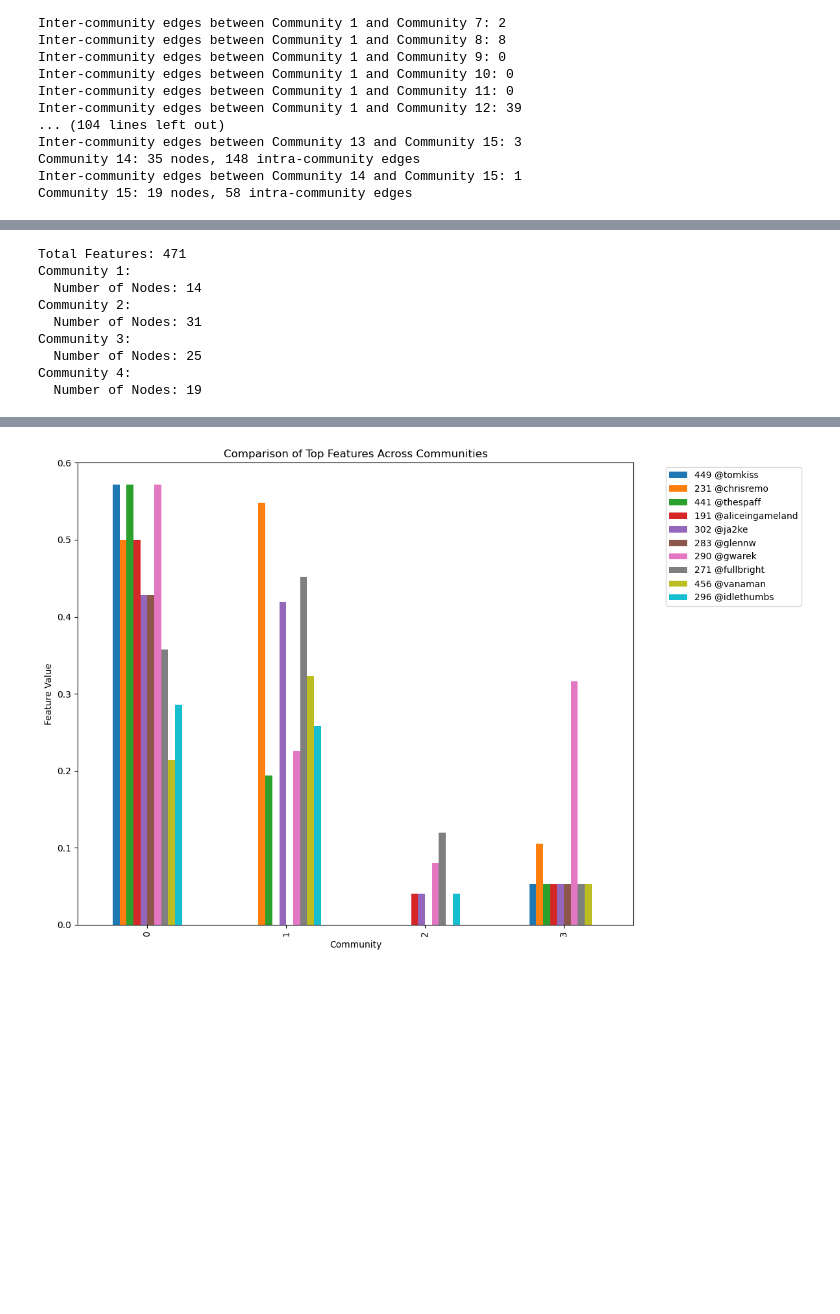
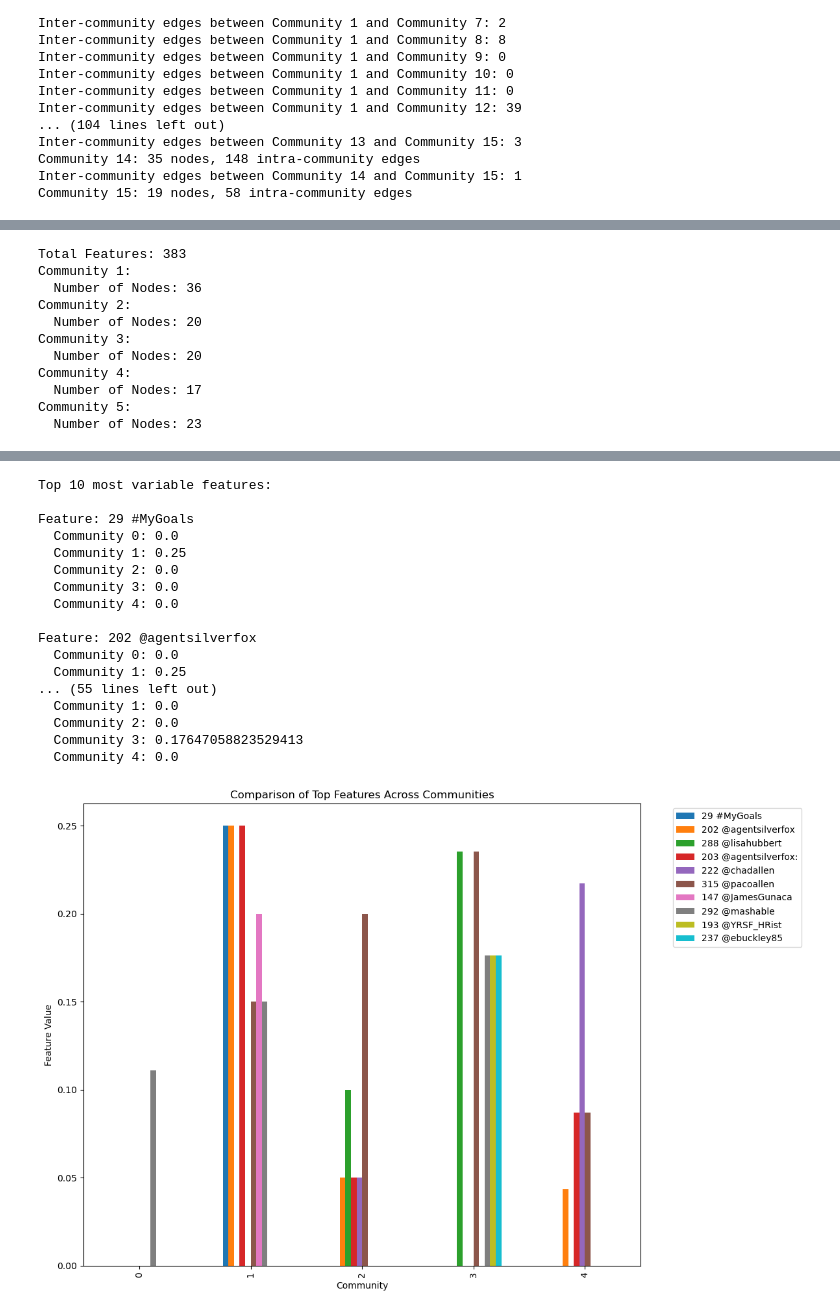
Before and after one commit to TiagoBarrosGarcia/ADC_Project_Group11, a Jupyter notebook: ego-Twitter_Grupo11.ipynb, the cells around one changed output, grey strips where cells are left out. Drawn from its saved outputs; the diff is of its cells as text; code cells hidden in the pictures; blank space fills up the shorter version.

```diff
--- a/ego-Twitter_Grupo11.ipynb
+++ b/ego-Twitter_Grupo11.ipynb
@@ -438,8 +352,8 @@ Community 15: Density = 0.170
 # %%
 import pandas as pd
 
-ego_node = '613313'
-nodeId_file_path = f"twitter/{ego_node}.edges"  # Replace with your dataset path
+ego_node = '759679'
+nodeId_file_path = f"twitter/{ego_node}.edges"
 nodeId_G = nx.read_edgelist(nodeId_file_path,create_using=nx.DiGraph) #edges are directed
 
 
@@ -483,7 +397,6 @@ for idx, community in enumerate(nodeId_communities):
     community_nodes = [int(node) for node in community if int(node) in node_feature_dict]
     community_feats = [node_feature_dict[node] for node in community_nodes]
 
-    # Aggregate features (e.g., sum or average)
     if community_feats:
         aggregated_features = pd.DataFrame(community_feats).mean(axis=0).tolist()  # Average features
     else:
@@ -506,7 +419,11 @@ plt.xlabel("Community")
 plt.ylabel("Number of Nodes")
 plt.xticks(community_numbers)  # Set custom x-ticks to show community numbers
 plt.tight_layout()
-output_path = "12831_communities.png"  # Change the name or format if needed
+output_path = f"{ego_node}_community_sizes.png"  # Change the name or format if needed
 plt.savefig(output_path, format="png", dpi=300)
 plt.show()
+
+print("Community Sizes:")
+for idx, size in enumerate(nodeId_community_sizes):
+    print(f"Community {idx + 1}: {size} nodes")
 # %% [output]
@@ -521,10 +444,9 @@ featnames_file = f"twitter/{ego_node}.featnames"
 with open(featnames_file, "r", encoding="utf-8") as f:
     feature_names = [line.strip() for line in f]
 
-# Ensure the number of feature names matches the feature vector length
 print(f"Total Features: {len(feature_names)}")
 
-# Assuming `community_features` is already computed
+
 community_features = []
 
 
@@ -534,7 +456,7 @@ for idx, community in enumerate(nodeId_communities):
     community_nodes = [int(node) for node in community]
     community_feats = [node_feature_dict[node] for node in community_nodes]
 
-    # Aggregate features (e.g., sum or average)
+    # Aggregate features
     if community_feats:
         aggregated_features = pd.DataFrame(community_feats).mean(axis=0).tolist()  # Average features
     else:
@@ -565,6 +487,14 @@ def plot_feature_comparison(community_features, top_k=10, output_file="feature_c
     variances = feature_df.var(axis=0)
     top_features = variances.nlargest(top_k).index  # These are feature names (strings)
 
+      # Print the top features for each community
+    print(f"Top {top_k} most variable features:")
+    for feature in top_features:
+        print(f"\nFeature: {feature}")
+        for community_idx, community in enumerate(community_features):
+            feature_value = community["Feature Summary"].get(feature, "N/A")
+            print(f"  Community {community_idx}: {feature_value}")
+
     # Plot
     feature_df[top_features].plot(kind='bar', figsize=(12, 8))
     plt.title("Comparison of Top Features Across Communities")
@@ -585,12 +515,14 @@ visualize_communities(nodeId_G, nodeId_communities)
 # Call plotting function and save the graph
 plot_feature_comparison(community_features, top_k=10, output_file="ScreenShots/feature_comparison.png")
 # %% [output]
-Total Features: 471
+Total Features: 383
 Community 1:
-  Number of Nodes: 14
+  Number of Nodes: 36
 Community 2:
-  Number of Nodes: 31
+  Number of Nodes: 20
 Community 3:
-  Number of Nodes: 25
+  Number of Nodes: 20
 Community 4:
-  Number of Nodes: 19
+  Number of Nodes: 17
+Community 5:
+  Number of Nodes: 23
@@ -598 +530,18 @@ Community 4:
+Top 10 most variable features:
+
+Feature: 29 #MyGoals
+  Community 0: 0.0
+  Community 1: 0.25
+  Community 2: 0.0
+  Community 3: 0.0
+  Community 4: 0.0
+
+Feature: 202 @agentsilverfox
+  Community 0: 0.0
+  Community 1: 0.25
+... (55 lines left out)
+  Community 1: 0.0
+  Community 2: 0.0
+  Community 3: 0.17647058823529413
+  Community 4: 0.0
-[figure, old version]
+[figure, new version]
```
Also changed, not shown: parts of 11 cells of this notebook.
